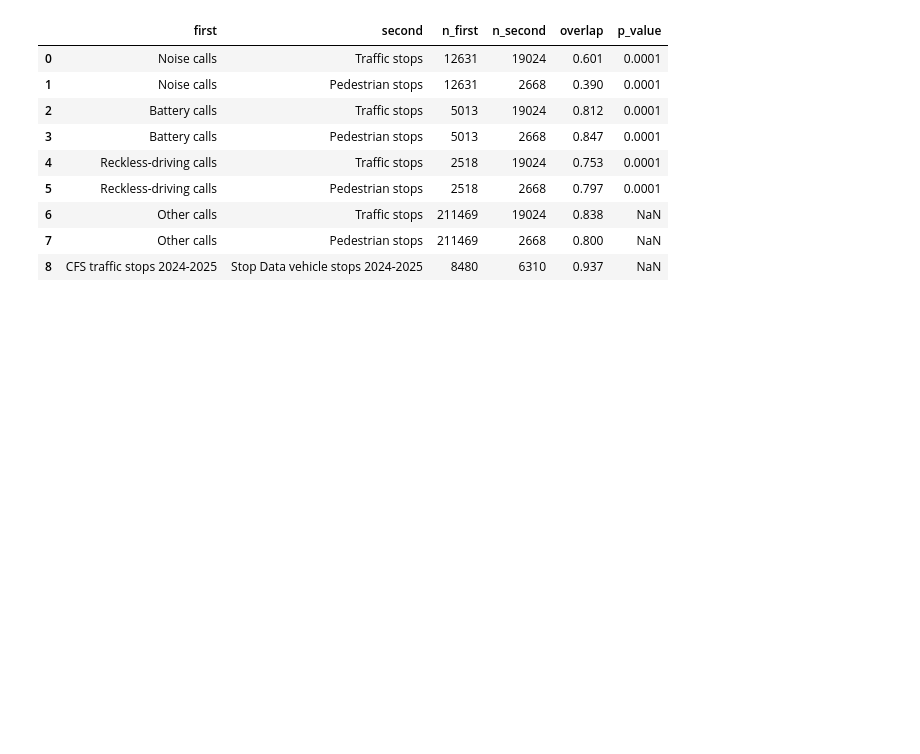
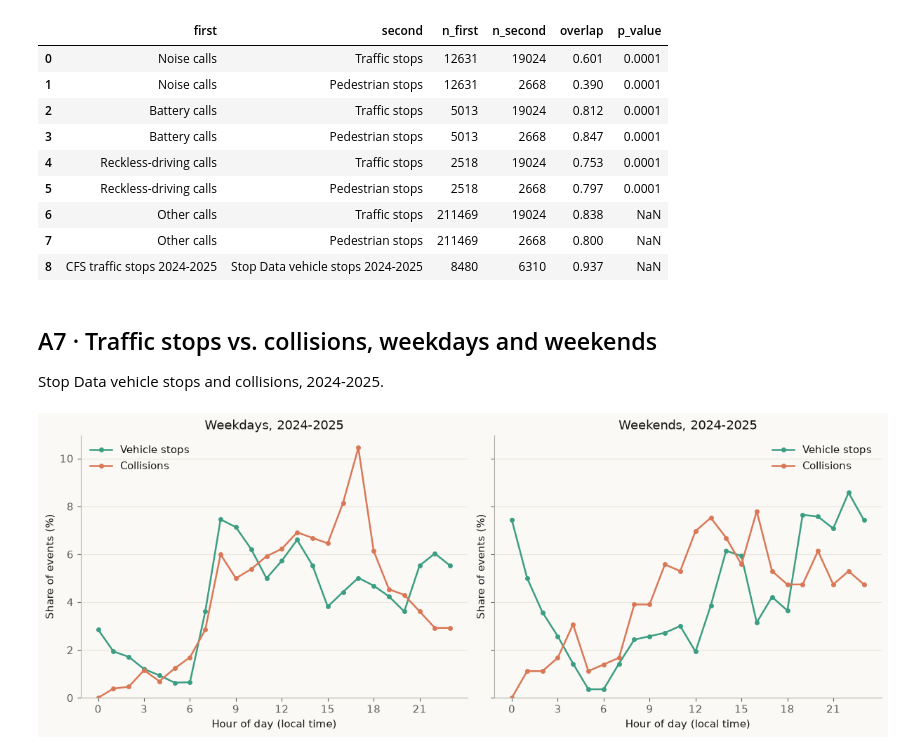
Before and after one commit to UCB-stat159-f26/final-project-team-16, a Jupyter notebook: notebooks/03_clock.ipynb, the cells around one changed output. Cells and saved outputs as stored; diff of their text form; code cells hidden in the pictures; blank space fills up the shorter version.

Commit message:
Compare vehicle stops and collisions on weekdays and weekends

```diff
--- a/notebooks/03_clock.ipynb
+++ b/notebooks/03_clock.ipynb
@@ -288,3 +288,32 @@ a6_overlap
 | 6 | Other calls | Traffic stops | 211469 | 19024 | 0.838 | NaN |
 | 7 | Other calls | Pedestrian stops | 211469 | 2668 | 0.800 | NaN |
 | 8 | CFS traffic stops 2024-2025 | Stop Data vehicle stops 2024-2025 | 8480 | 6310 | 0.937 | NaN |
+# %% [markdown]
+## A7 · Traffic stops vs. collisions, weekdays and weekends
+
+Stop Data vehicle stops and collisions, 2024-2025.
+# %%
+# Same two years for both sources; reuse the timed stops from above
+a7_collisions = timed_hours(
+    in_window(load_collisions(), STOP_YEARS_START, STOP_YEARS_END)
+)
+a7_stops = stop_data
+
+# Split each source into weekdays and weekends and draw both side by side
+fig, axes = plt.subplots(1, 2, figsize=(12, 4.5), sharey=True, constrained_layout=True)
+for ax, weekend in zip(axes, [False, True]):
+    label = "Weekends" if weekend else "Weekdays"
+    profiles = pd.DataFrame(
+        {
+            "Vehicle stops": hourly_profile(
+                a7_stops.loc[a7_stops["is_weekend"].eq(weekend)]
+            )["all"],
+            "Collisions": hourly_profile(
+                a7_collisions.loc[a7_collisions["is_weekend"].eq(weekend)]
+            )["all"],
+        }
+    )
+    plot_hourly_profiles(profiles, f"{label}, 2024-2025", ax=ax)
+fig.savefig(figures / "03_a7_stops_collisions.png")
+# %% [output]
+[figure, added]
```
Also changed, not shown: parts of 1 cell of this notebook, 2 other files.
